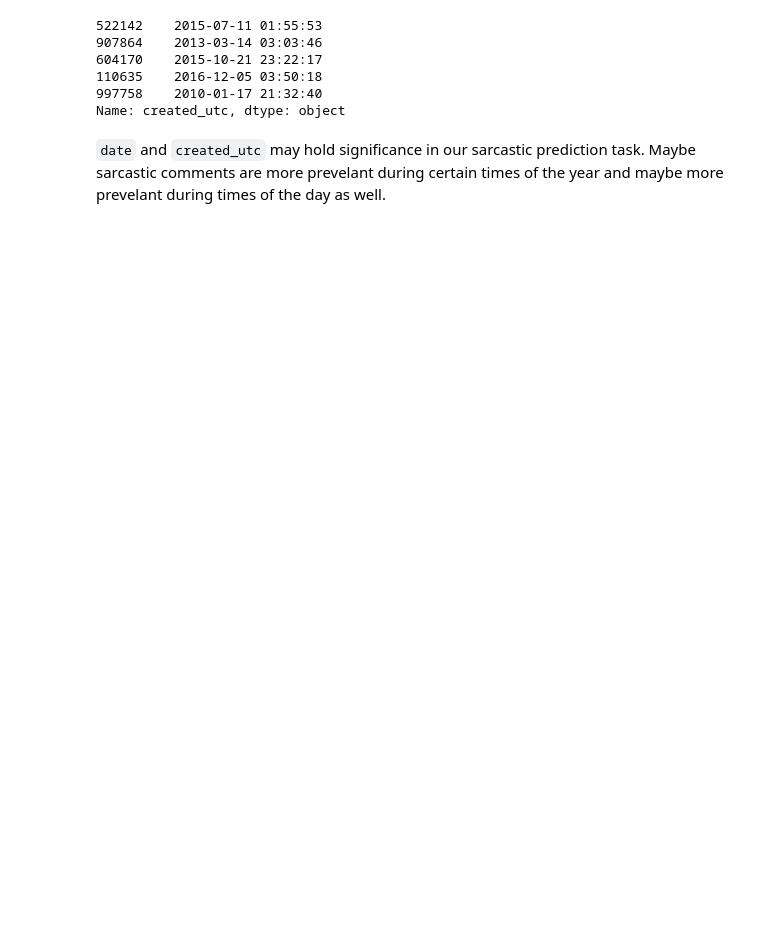
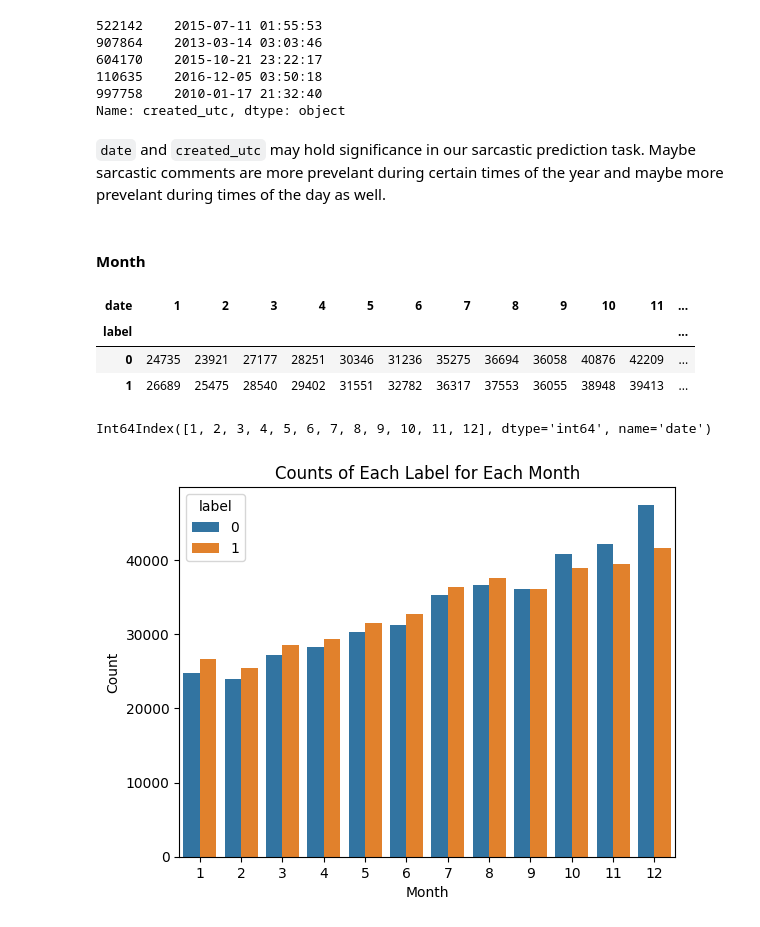
Before and after one commit to brianellis1997/Sarcasm_Detection, a Jupyter notebook: DS_440_Traditional_Models.ipynb, the cells around one changed output. Drawn from its saved outputs; the diff is of its cells as text; code cells hidden in the pictures; blank space fills up the shorter version.

```diff
--- a/DS_440_Traditional_Models.ipynb
+++ b/DS_440_Traditional_Models.ipynb
@@ -640,3 +640,29 @@ train_bal['created_utc'].head()
 Name: created_utc, dtype: object
 # %% [markdown]
 `date` and `created_utc` may hold significance in our sarcastic prediction task. Maybe sarcastic comments are more prevelant during certain times of the year and maybe more prevelant during times of the day as well.
+# %% [markdown]
+#### Month
+# %%
+monthly_counts = train_bal.groupby(['label', train_bal['date'].dt.month])['date'].count().unstack()
+monthly_counts
+# %% [output]
+| date | 1 | 2 | 3 | 4 | 5 | 6 | 7 | 8 | 9 | 10 | 11 | ... |
+| label |  |  |  |  |  |  |  |  |  |  |  | ... |
+| 0 | 24735 | 23921 | 27177 | 28251 | 30346 | 31236 | 35275 | 36694 | 36058 | 40876 | 42209 | ... |
+| 1 | 26689 | 25475 | 28540 | 29402 | 31551 | 32782 | 36317 | 37553 | 36055 | 38948 | 39413 | ... |
+# %%
+monthly_counts.columns
+# %% [output]
+Int64Index([1, 2, 3, 4, 5, 6, 7, 8, 9, 10, 11, 12], dtype='int64', name='date')
+# %%
+# Melt the DataFrame to have a 'month' column
+monthly_counts_melted = monthly_counts.reset_index().melt(id_vars=['label'], var_name='month', value_name='count')
+
+# Plot the counts using a bar plot
+sns.barplot(x='month', y='count', hue='label', data=monthly_counts_melted)
+plt.title('Counts of Each Label for Each Month')
+plt.xlabel('Month')
+plt.ylabel('Count')
+plt.show()
+# %% [output]
+[figure, added]
```
Also changed, not shown: parts of 18 cells of this notebook.
